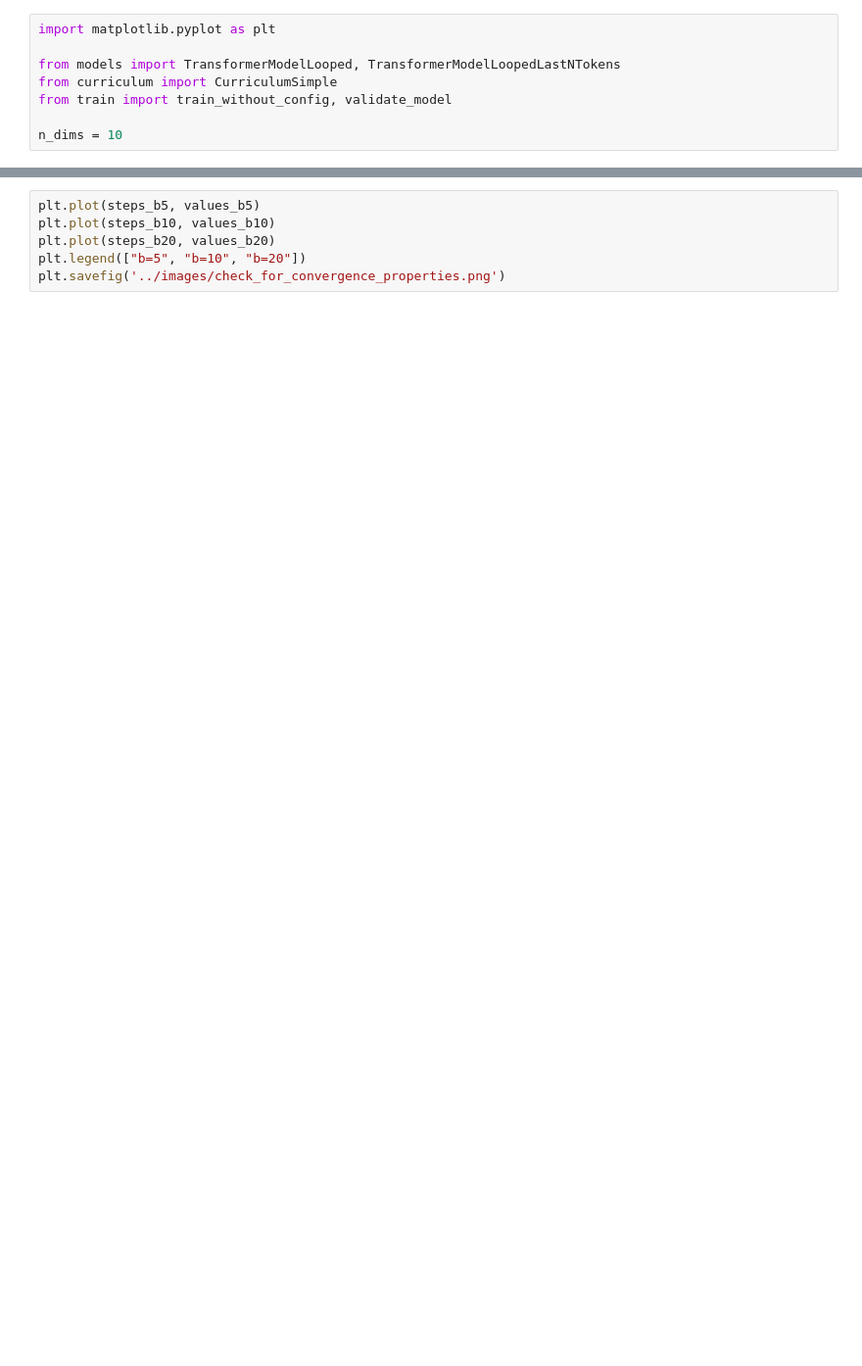
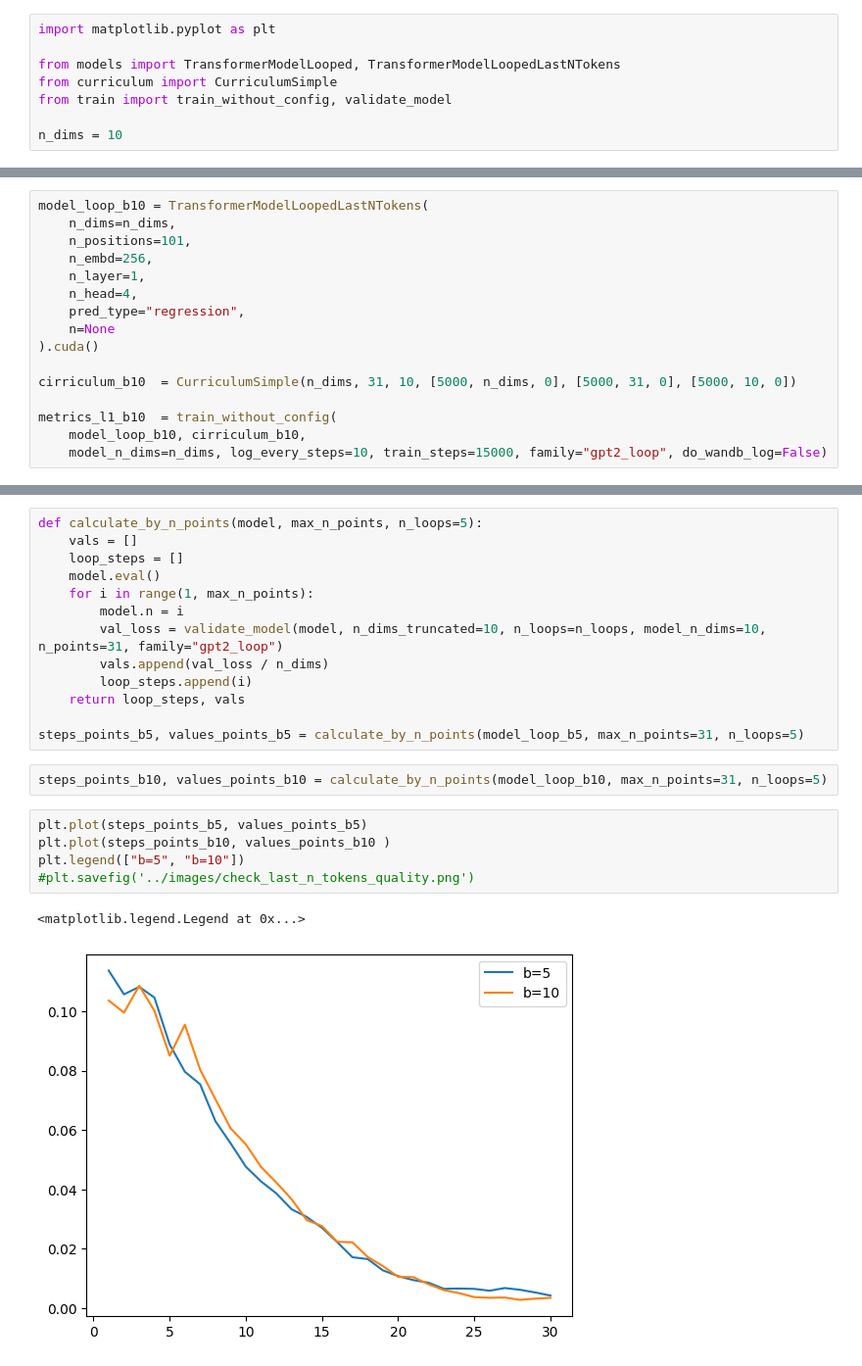
Before and after one commit to Vadimbuildercxx/looped_transformer, a Jupyter notebook: scripts/experiment_last_n_tokens.ipynb, the cells around one changed output, grey strips where cells are left out. Shown at 98% size. Cells and saved outputs as stored; diff of their text form; blank space fills up the shorter version.

```diff
--- a/scripts/experiment_last_n_tokens.ipynb
+++ b/scripts/experiment_last_n_tokens.ipynb
@@ -48,0 +28,16 @@ metrics_l1_b20_d10 = train_without_config(model_loop_b20, cirriculum_b20, model_
+# %%
+model_loop_b10 = TransformerModelLoopedLastNTokens(
+    n_dims=n_dims,
+    n_positions=101,
+    n_embd=256,
+    n_layer=1,
+    n_head=4,
+    pred_type="regression",
+    n=None
+).cuda()
+
+cirriculum_b10  = CurriculumSimple(n_dims, 31, 10, [5000, n_dims, 0], [5000, 31, 0], [5000, 10, 0])
+
+metrics_l1_b10  = train_without_config(
+    model_loop_b10, cirriculum_b10,
+    model_n_dims=n_dims, log_every_steps=10, train_steps=15000, family="gpt2_loop", do_wandb_log=False)
@@ -61,6 +78,23 @@ steps_b20, values_b20 = calculate_by_loop(model_loop_b20)
+# %%
+def calculate_by_n_points(model, max_n_points, n_loops=5):
+    vals = []
+    loop_steps = []
+    model.eval()
+    for i in range(1, max_n_points):
+        model.n = i
+        val_loss = validate_model(model, n_dims_truncated=10, n_loops=n_loops, model_n_dims=10, n_points=31, family="gpt2_loop")
+        vals.append(val_loss / n_dims)
+        loop_steps.append(i)
+    return loop_steps, vals
+
+steps_points_b5, values_points_b5 = calculate_by_n_points(model_loop_b5, max_n_points=31, n_loops=5)
+# %%
+steps_points_b10, values_points_b10 = calculate_by_n_points(model_loop_b10, max_n_points=31, n_loops=5)
 # %%
-plt.plot(steps_b5, values_b5)
-plt.plot(steps_b10, values_b10)
-plt.plot(steps_b20, values_b20)
-plt.legend(["b=5", "b=10", "b=20"])
-plt.savefig('../images/check_for_convergence_properties.png')
+plt.plot(steps_points_b5, values_points_b5)
+plt.plot(steps_points_b10, values_points_b10 )
+plt.legend(["b=5", "b=10"])
+#plt.savefig('../images/check_last_n_tokens_quality.png')
+# %% [output]
+<matplotlib.legend.Legend at 0x...>
+[figure, added]
```
Also changed, not shown: parts of 6 cells of this notebook, 8 other files.
